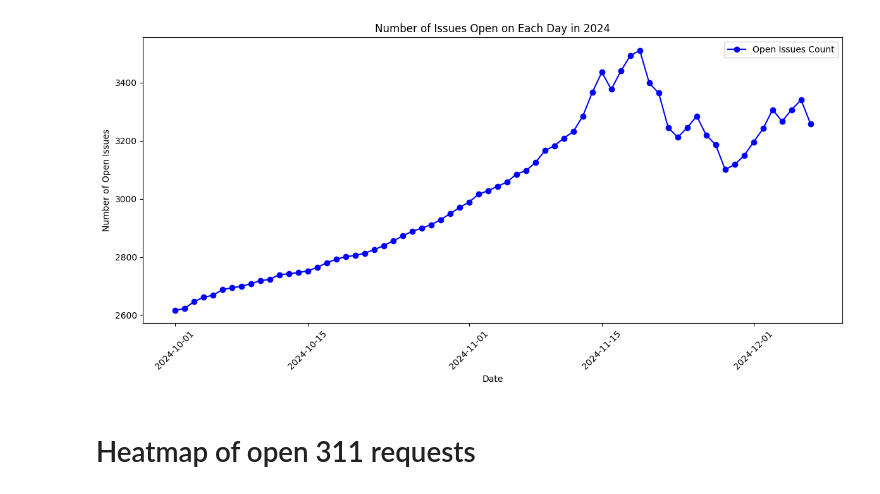
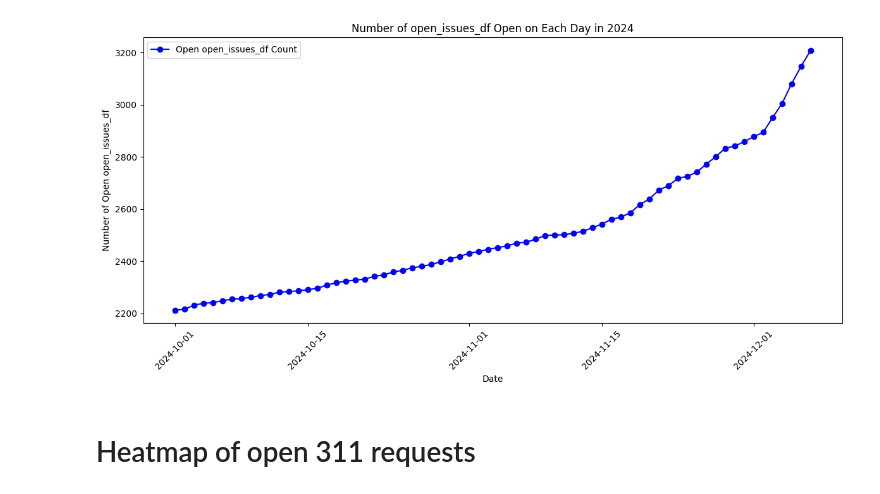
Before and after one commit to jseek/seeclickfix_airflow, a Jupyter notebook: notebooks/seeclickfix_analysis.ipynb, the cells around one changed output. Saved outputs shown, nothing was run; the diff lists cells and outputs as text; code cells hidden in the pictures.

```diff
--- a/notebooks/seeclickfix_analysis.ipynb
+++ b/notebooks/seeclickfix_analysis.ipynb
@@ -30,11 +22,11 @@ db_name = "airflow"
 # Create a database engine
 engine = create_engine(f"postgresql://{db_user}:{db_password}@{db_host}:{db_port}/{db_name}")
 
-# Query the stg_issues view
+# Query the stg_open_issues_df view
 query = "SELECT * FROM stg_issues;"
 
 # Load the data into a pandas DataFrame
-issues = pd.read_sql_query(query, engine)
+i = pd.read_sql_query(query, engine)
 # %%
 # List of specific request_type_titles
 target_titles = [
@@ -44,10 +36,10 @@ target_titles = [
 ]
 
 # Add a new column to denote if the request_type_title is in the list
-issues['is_homeless_related'] = issues['request_type_title'].isin(target_titles)
+i['is_homeless_related'] = i['request_type_title'].isin(target_titles)
 # %%
-# Filter open issues where issue_closed_at is NaN and make a copy
-open_issues_df = issues[issues['issue_closed_at'].isna()].copy()
+# Filter open open_issues_df where issue_closed_at is NaN and make a copy
+open_issues_df = i[i['issue_closed_at'].isna()].copy()
 
 # Use .loc to set the 'ticket_age_days' column safely
 open_issues_df['ticket_age_days'] = (pd.Timestamp.now() - open_issues_df['issue_created_at']).dt.days
@@ -64,7 +56,7 @@ avg_age_by_request_type = open_issues_df.groupby('request_type_title')['ticket_a
 # Get counts by request type
 counts_by_request_type = open_issues_df['request_type_title'].value_counts()
 
-# Summary table: total open issues and average age by request type
+# Summary table: total open open_issues_df and average age by request type
 summary_table = open_issues_df.groupby('request_type_title').agg(
     total_open=('issue_id', 'count'),
     avg_age=('ticket_age_days', 'mean')
@@ -134,56 +128,56 @@ plt.show()
 # %%
-stg_issues_df = issues
+stg_open_issues_df_df = open_issues_df
 # Ensure 'issue_created_at' and 'issue_closed_at' are in datetime format
-stg_issues_df['issue_created_at'] = pd.to_datetime(stg_issues_df['issue_created_at'])
-stg_issues_df['issue_closed_at'] = pd.to_datetime(stg_issues_df['issue_closed_at'], errors='coerce')
+stg_open_issues_df_df['issue_created_at'] = pd.to_datetime(stg_open_issues_df_df['issue_created_at'])
+stg_open_issues_df_df['issue_closed_at'] = pd.to_datetime(stg_open_issues_df_df['issue_closed_at'], errors='coerce')
 
-# Filter for issues created in 2024
-stg_issues_df = stg_issues_df[stg_issues_df['issue_created_at'].dt.year == 2024]
+# Filter for open_issues_df created in 2024
+stg_open_issues_df_df = stg_open_issues_df_df[stg_open_issues_df_df['issue_created_at'].dt.year == 2024]
 
 # Create a date range for every day in 2024
 date_range = pd.date_range(start='2024-10-01', end='2024-12-07', freq='D')
 
-# Initialize a list to store the count of open issues per day
-open_issues_per_day = []
+# Initialize a list to store the count of open open_issues_df per day
+open_open_issues_df_per_day = []
 
 # For each day in the 2024 date range
 for date in date_range:
-    # Count issues where created_at <= date and (closed_at >= date or is NaT if still open)
-    open_issues = stg_issues_df[
-        (stg_issues_df['issue_created_at'] <= date) &
-        ((stg_issues_df['issue_closed_at'].isna()) | (stg_issues_df['issue_closed_at'] >= date))
+    # Count open_issues_df where created_at <= date and (closed_at >= date or is NaT if still open)
+    open_open_issues_df = stg_open_issues_df_df[
+        (stg_open_issues_df_df['issue_created_at'] <= date) &
+        ((stg_open_issues_df_df['issue_closed_at'].isna()) | (stg_open_issues_df_df['issue_closed_at'] >= date))
     ]
 
-    # Append the count of open issues to the list
-    open_issues_per_day.append(len(open_issues))
+    # Append the count of open open_issues_df to the list
+    open_open_issues_df_per_day.append(len(open_open_issues_df))
 
-# Create a DataFrame with the date range and the corresponding open issues count
+# Create a DataFrame with the date range and the corresponding open open_issues_df count
 daily_open_issues_df = pd.DataFrame({
     'date': date_range,
-    'open_issues_count': open_issues_per_day
+    'open_open_issues_df_count': open_open_issues_df_per_day
 })
 
 # Display the first few rows to confirm
 daily_open_issues_df.head()
 
 # print(daily_open_issues_df)
 # Plotting the chart
 import matplotlib.pyplot as plt
 
 plt.figure(figsize=(12, 6))
-plt.plot(daily_open_issues_df['date'], daily_open_issues_df['open_issues_count'], label='Open Issues Count', color='b', marker='o')
+plt.plot(daily_open_issues_df['date'], daily_open_issues_df['open_open_issues_df_count'], label='Open open_issues_df Count', color='b', marker='o')
 
-plt.title('Number of Issues Open on Each Day in 2024')
+plt.title('Number of open_issues_df Open on Each Day in 2024')
 plt.xlabel('Date')
-plt.ylabel('Number of Open Issues')
+plt.ylabel('Number of Open open_issues_df')
 plt.xticks(rotation=45)
 plt.legend()
 plt.tight_layout()
 
 # Show the plot
 plt.show()
 # %% [output]
-[figure, old version]
+[figure, new version]
 # %% [markdown]
 # Heatmap of open 311 requests
 # %%
```
Also changed, not shown: parts of 18 cells of this notebook.
